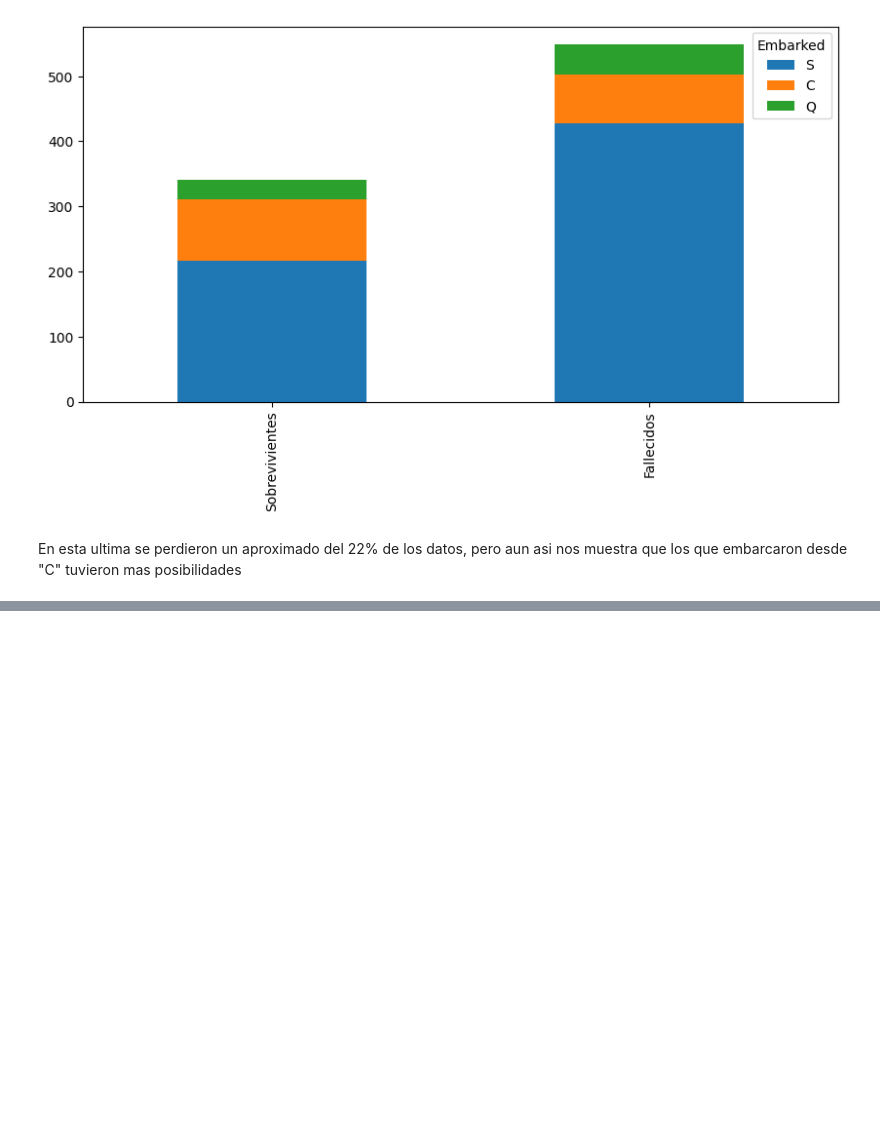
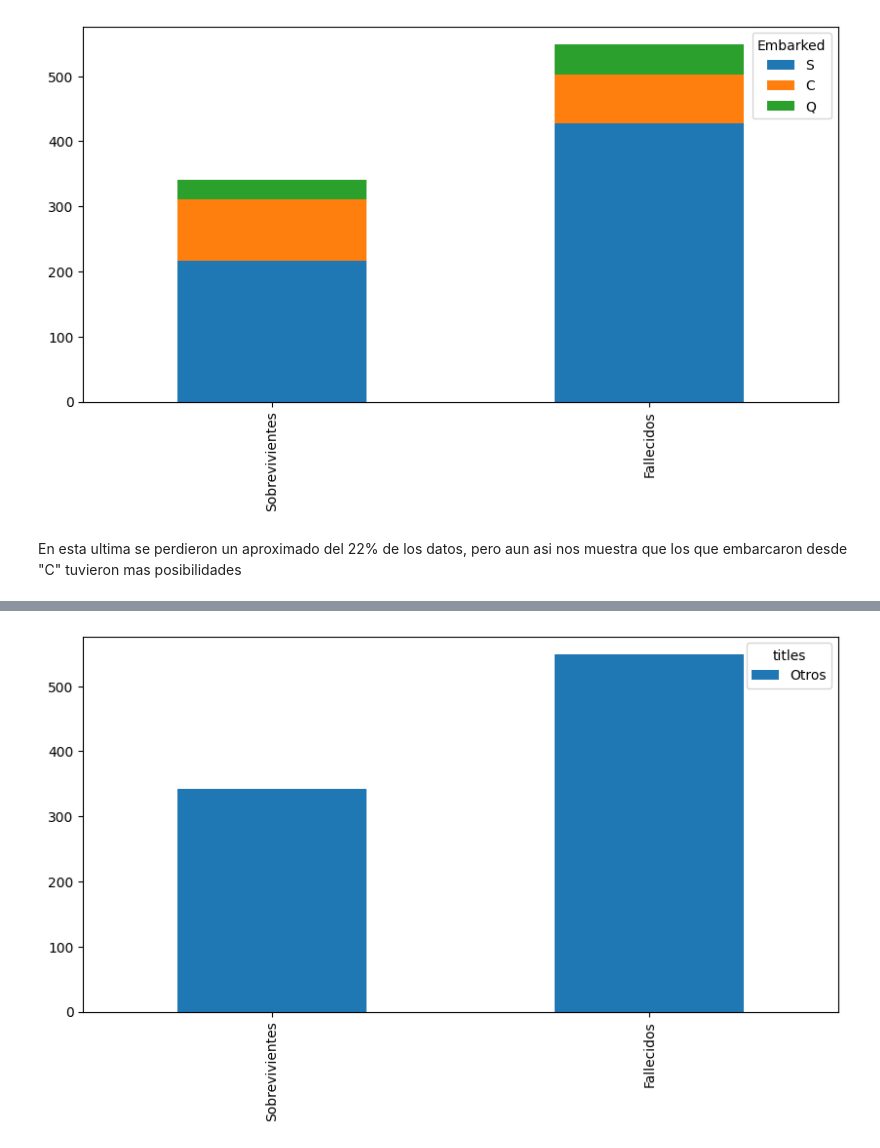
Before and after one commit to Sj-kronton/IA_2025, a Jupyter notebook: Taitanic.ipynb, the cells around one changed output, grey strips where cells are left out. Cells and saved outputs as stored; diff of their text form; code cells hidden in the pictures; blank space fills up the shorter version.

```diff
--- a/Taitanic.ipynb
+++ b/Taitanic.ipynb
@@ -146,0 +192,4 @@ En esta ultima se perdieron un aproximado del 22% de los datos, pero aun asi nos
+# %%
+bar_char("titles")
+# %% [output]
+[figure, added]
```
Also changed, not shown: parts of 9 cells of this notebook.
